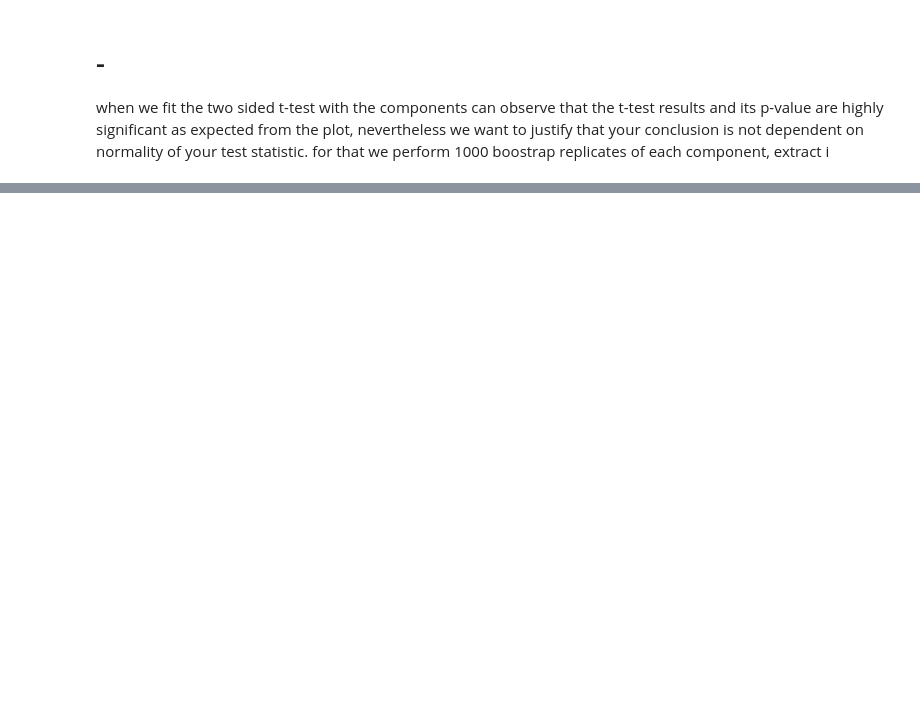
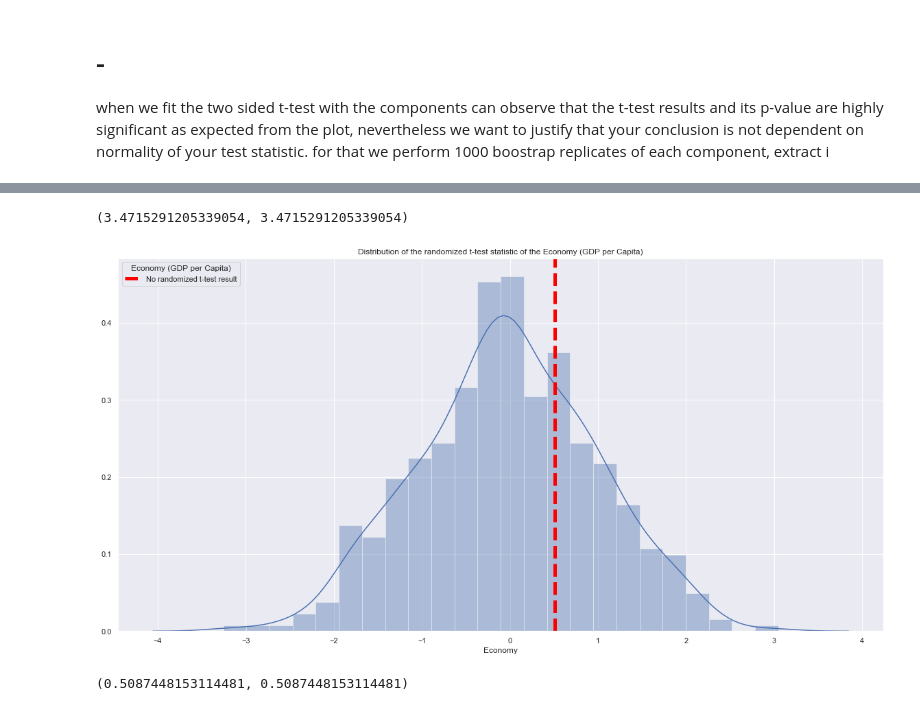
Before and after one commit to EiderDiaz/midterm_ds_is, a Jupyter notebook: Question 3 midterm.ipynb, the cells around one changed output, grey strips where cells are left out. Drawn from its saved outputs; the diff is of its cells as text; code cells hidden in the pictures; blank space fills up the shorter version.

```diff
--- a/Question 3 midterm.ipynb
+++ b/Question 3 midterm.ipynb
@@ -99,7 +122,9 @@ for that we perform 1000 boostrap replicates of each component, extract i
+# %%
+np.quantile(t_stats[0],0.025),np.quantile(t_stats[0],1-0.025)
+# %% [output]
+(3.4715291205339054, 3.4715291205339054)
 # %%
-N_latam = len(df_latam)
-
-component = df_happiness.iloc[:,2]
+component = df_happiness["Economy (GDP per Capita)"]
 B=1000
 t_stats_random = list()
 for b in range(B):
@@ -108,4 +133,16 @@ for b in range(B):
     group_2 = component[N_latam:]
     t_stats_random.append(stats.ttest_ind(group_1,group_2,equal_var=True)[0])
 
-df_randomized= pd.DataFrame({"hscore":t_stats_random})
+df_randomized["Economy"]= t_stats_random
+# %%
+plt.figure()
+ax1 = sns.distplot(df_randomized["Economy"])
+plt.axvline(t_stats[1], color='red', linestyle='dashed', linewidth=5)
+plt.legend(title='Economy (GDP per Capita)', loc='upper left', labels=['No randomized t-test result'])
+plt.title('Distribution of the randomized t-test statistic of the Economy (GDP per Capita)');
+# %% [output]
+[figure, added]
+# %%
+np.quantile(t_stats[1],0.025),np.quantile(t_stats[1],1-0.025)
+# %% [output]
+(0.5087448153114481, 0.5087448153114481)
```
Also changed, not shown: parts of 11 cells of this notebook.
